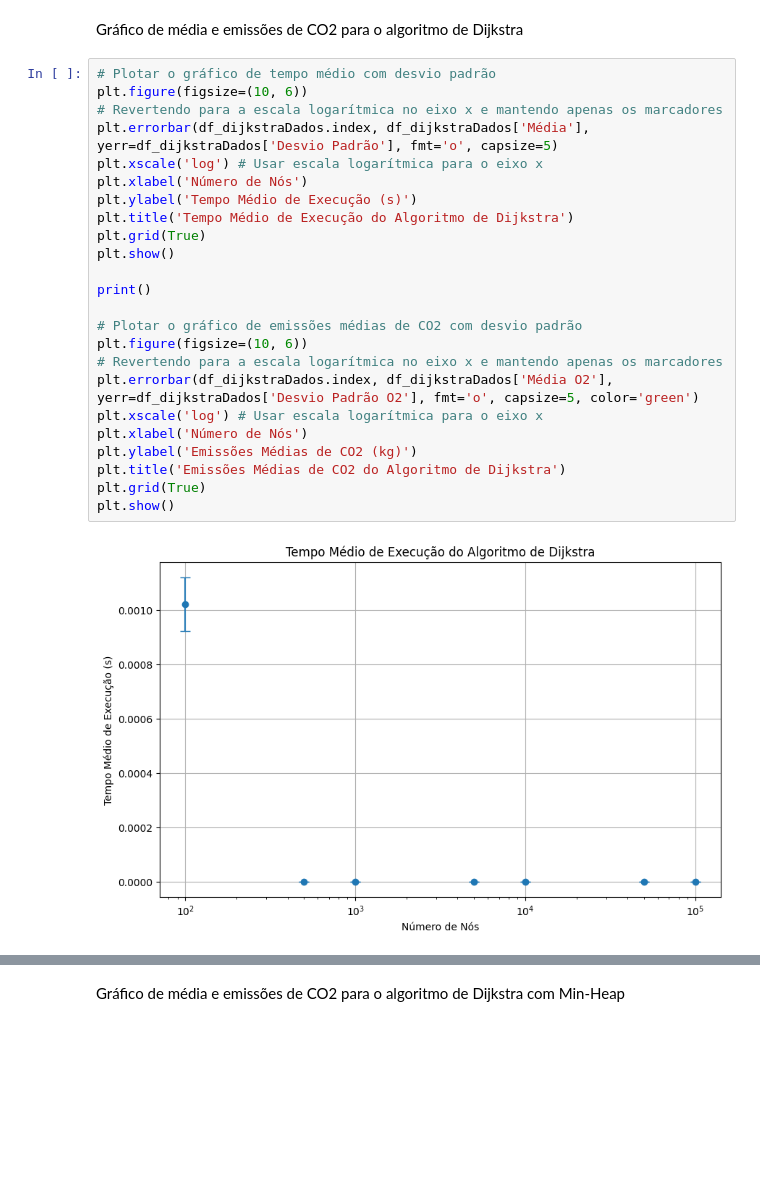
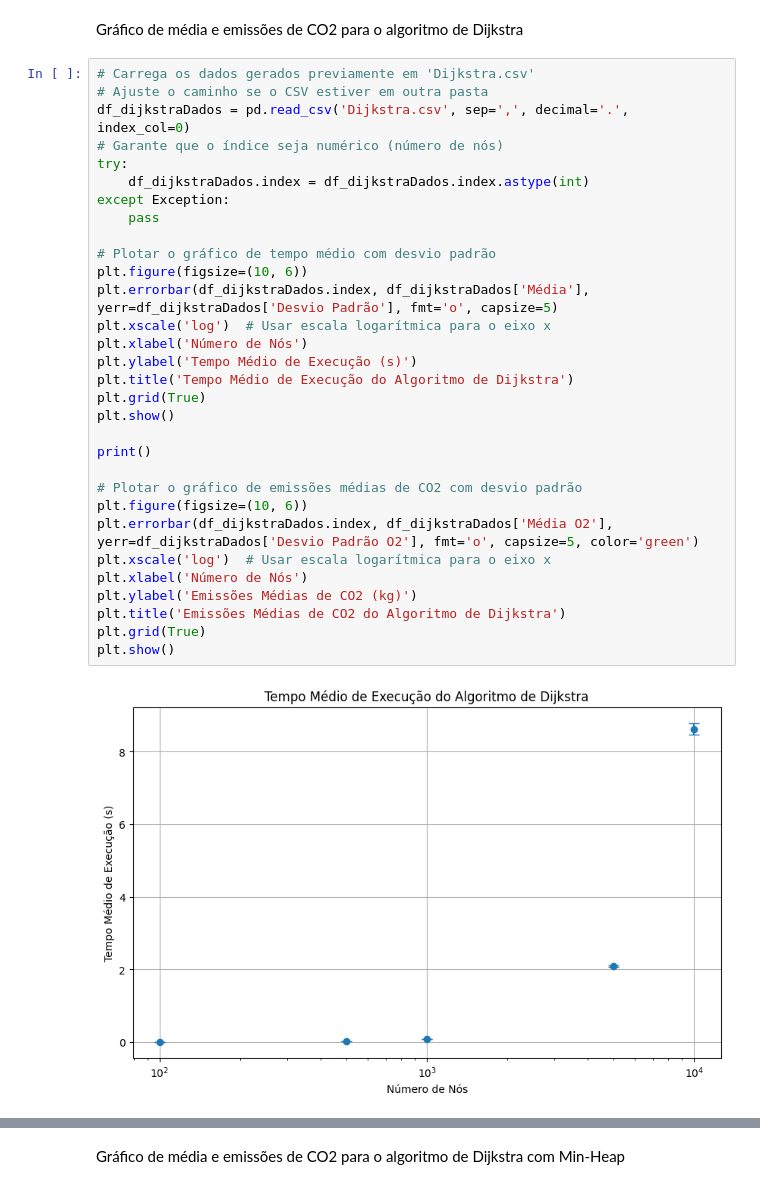
Before and after one commit to LukasMarquess/DijkstraClassic-x-DijkstraWith.MinHeap, a Jupyter notebook: Dijkstra.ipynb, the cells around one changed output, grey strips where cells are left out. Drawn from its saved outputs; the diff is of its cells as text; blank space fills up the shorter version.

```diff
--- a/Dijkstra.ipynb
+++ b/Dijkstra.ipynb
@@ -481,28 +479,35 @@ df_Dadosnetworkx.to_csv('NetworkxReference.csv', sep=',', decimal='.', index=Tru
 # %% [markdown]
 Gráfico de média e emissões de CO2 para o algoritmo de Dijkstra
 # %%
+# Carrega os dados gerados previamente em 'Dijkstra.csv'
+# Ajuste o caminho se o CSV estiver em outra pasta
+df_dijkstraDados = pd.read_csv('Dijkstra.csv', sep=',', decimal='.', index_col=0)
+# Garante que o índice seja numérico (número de nós)
+try:
+    df_dijkstraDados.index = df_dijkstraDados.index.astype(int)
+except Exception:
+    pass
+
 # Plotar o gráfico de tempo médio com desvio padrão
 plt.figure(figsize=(10, 6))
-# Revertendo para a escala logarítmica no eixo x e mantendo apenas os marcadores
 plt.errorbar(df_dijkstraDados.index, df_dijkstraDados['Média'], yerr=df_dijkstraDados['Desvio Padrão'], fmt='o', capsize=5)
-plt.xscale('log') # Usar escala logarítmica para o eixo x
+plt.xscale('log')  # Usar escala logarítmica para o eixo x
 plt.xlabel('Número de Nós')
 plt.ylabel('Tempo Médio de Execução (s)')
 plt.title('Tempo Médio de Execução do Algoritmo de Dijkstra')
 plt.grid(True)
 plt.show()
 
 print()
 
 # Plotar o gráfico de emissões médias de CO2 com desvio padrão
 plt.figure(figsize=(10, 6))
-# Revertendo para a escala logarítmica no eixo x e mantendo apenas os marcadores
 plt.errorbar(df_dijkstraDados.index, df_dijkstraDados['Média O2'], yerr=df_dijkstraDados['Desvio Padrão O2'], fmt='o', capsize=5, color='green')
-plt.xscale('log') # Usar escala logarítmica para o eixo x
+plt.xscale('log')  # Usar escala logarítmica para o eixo x
 plt.xlabel('Número de Nós')
 plt.ylabel('Emissões Médias de CO2 (kg)')
 plt.title('Emissões Médias de CO2 do Algoritmo de Dijkstra')
 plt.grid(True)
 plt.show()
 # %% [output]
-[figure, old version]
+[figure, new version]
```
Also changed, not shown: parts of 16 cells of this notebook, 9 other files.
